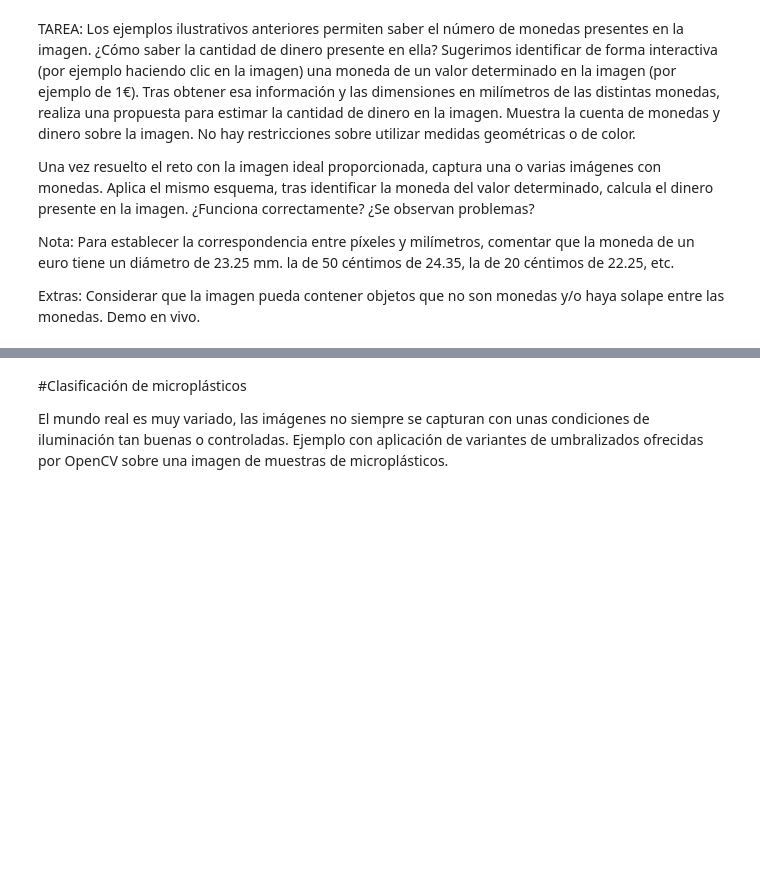
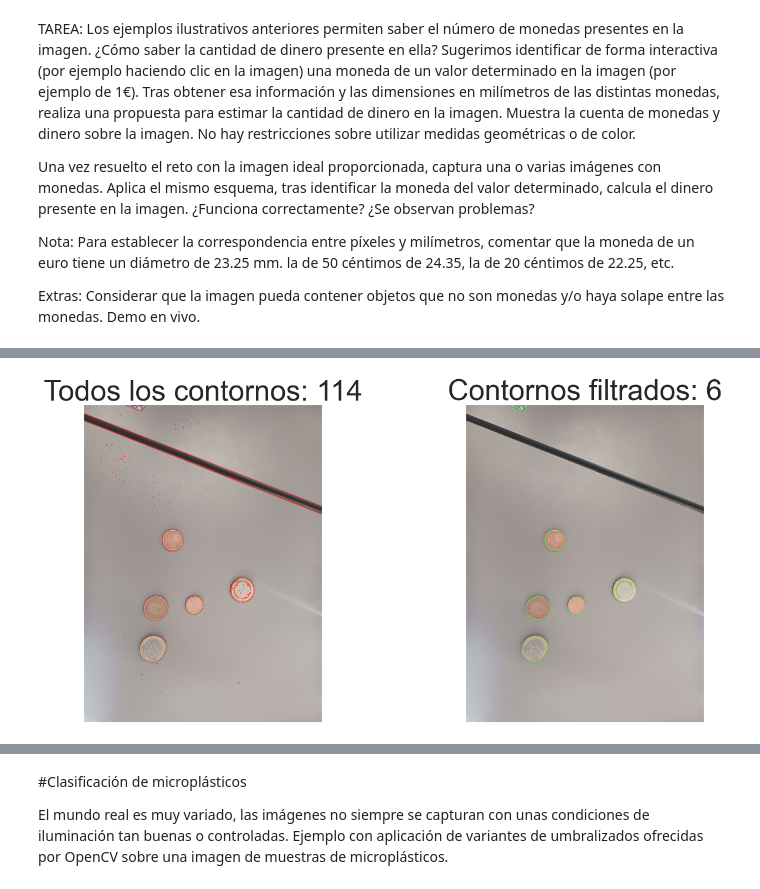
Before and after one commit to mohamedOharoun/VC_P3_42_25, a Jupyter notebook: VC_P3.ipynb, the cells around one changed output, grey strips where cells are left out. Saved outputs shown, nothing was run; the diff lists cells and outputs as text; code cells hidden in the pictures; blank space fills up the shorter version.

```diff
--- a/VC_P3.ipynb
+++ b/VC_P3.ipynb
@@ -310,26 +310,85 @@ moneda_referencia = None
 moneda_seleccionada = None
 
 # Cargar y procesar imagen
-coins = cv2.imread("Monedas3.jpg")
+coins = cv2.imread("Monedas4.jpg")
 original = coins.copy()
 
 # Preprocesamiento
-gray = cv2.cvtColor(coins, cv2.COLOR_BGR2GRAY)  # CORRECCIÓN
+gray = cv2.cvtColor(coins, cv2.COLOR_BGR2GRAY)
 blur = cv2.GaussianBlur(gray, (9,9), 0)
 
-# Detección de bordes
-canny = cv2.Canny(blur, 25, 70)
+# DETECCIÓN CON SOBEL - SUMA SIMPLE
+sobelx = cv2.Sobel(blur, cv2.CV_64F, 1, 0, ksize=3)
+sobely = cv2.Sobel(blur, cv2.CV_64F, 0, 1, ksize=3)
+sobel_suma = np.abs(sobelx) + np.abs(sobely)
+sobel_norm = np.uint8(255 * sobel_suma / np.max(sobel_suma))
 
-# Dilatar para cerrar posibles gaps
+# THRESHOLD MODERADO
+_, sobel_thresh = cv2.threshold(sobel_norm, 50, 255, cv2.THRESH_BINARY)
+
+# Morfología suave
 kernel = np.ones((3,3), np.uint8)
-dilated = cv2.dilate(canny, kernel, iterations=2)
+dilated = cv2.dilate(sobel_thresh, kernel, iterations=2)
 
-# Encontrar contornos
-contours, _ = cv2.findContours(dilated, cv2.RETR_EXTERNAL, cv2.CHAIN_APPROX_SIMPLE)
+# Encontrar TODOS los contornos primero
+contours_all, _ = cv2.findContours(dilated, cv2.RETR_EXTERNAL, cv2.CHAIN_APPROX_SIMPLE)
+print(f"Contornos totales encontrados: {len(contours_all)}")
 
-# Filtrar contornos por área mínima
-min_area = 1000  # Ajustar según tamaño de imagen
-contours = [c for c in contours if cv2.contourArea(c) > min_area]
+# Analizar todos los contornos para encontrar el rango correcto
+areas = []
+circularities = []
 
-print(f"Contornos encontrados: {len(contours)}")
+for c in contours_all:
+    area = cv2.contourArea(c)
+    if area > 100:  # Mínimo para calcular
+        perimeter = cv2.arcLength(c, True)
+        if perimeter > 0:
+            circularity = 4 * np.pi * area / (perimeter ** 2)
+            areas.append(area)
+            circularities.append(circularity)
+
+if areas:
+    print(f"\nÁreas: min={min(areas):.0f}, max={max(areas):.0f}, promedio={np.mean(areas):.0f}")
+    print(f"Circularidades: min={min(circularities):.2f}, max={max(circularities):.2f}")
+
+# FILTRADO BALANCEADO
+contours_filtered = []
+
+for c in contours_all:
+    area = cv2.contourArea(c)
+
+    # Área mínima más razonable
+    if area > 2000:  # Bajado de 5000
+        perimeter = cv2.arcLength(c, True)
+        if perimeter > 0:
+            circularity = 4 * np.pi * area / (perimeter ** 2)
+
+            # Circularidad más permisiva
+            if circularity > 0.05:  # Bajado de 0.5
+                contours_filtered.append(c)
+                print(f"Contorno aceptado: área={area:.0f}, circularidad={circularity:.2f}")
+
+contours = contours_filtered
+print(f"\nContornos filtrados: {len(contours)}")
+
+# Visualizar proceso
+img_todos = coins.copy()
+img_filtrados = coins.copy()
+
+# Dibujar todos los contornos en rojo
+cv2.drawContours(img_todos, contours_all, -1, (0, 0, 255), 2)
+
+# Dibujar contornos filtrados en verde
+cv2.drawContours(img_filtrados, contours, -1, (0, 255, 0), 2)
+
+# Mostrar comparación
+fig, axes = plt.subplots(1, 2, figsize=(15, 7))
+axes[0].imshow(cv2.cvtColor(img_todos, cv2.COLOR_BGR2RGB))
+axes[0].set_title(f'Todos los contornos: {len(contours_all)}')
+axes[1].imshow(cv2.cvtColor(img_filtrados, cv2.COLOR_BGR2RGB))
+axes[1].set_title(f'Contornos filtrados: {len(contours)}')
+for ax in axes.flat:
+    ax.axis('off')
+plt.tight_layout()
+plt.show()
 # %% [output]
@@ -337,3 +407,4 @@ Contornos encontrados: 17
+[figure, added]
 # %%
 # PASO 1: Detectar TODOS los contornos posibles (umbral muy bajo)
 monedas = []
```
Also changed, not shown: parts of 5 cells of this notebook, 1 other file.
